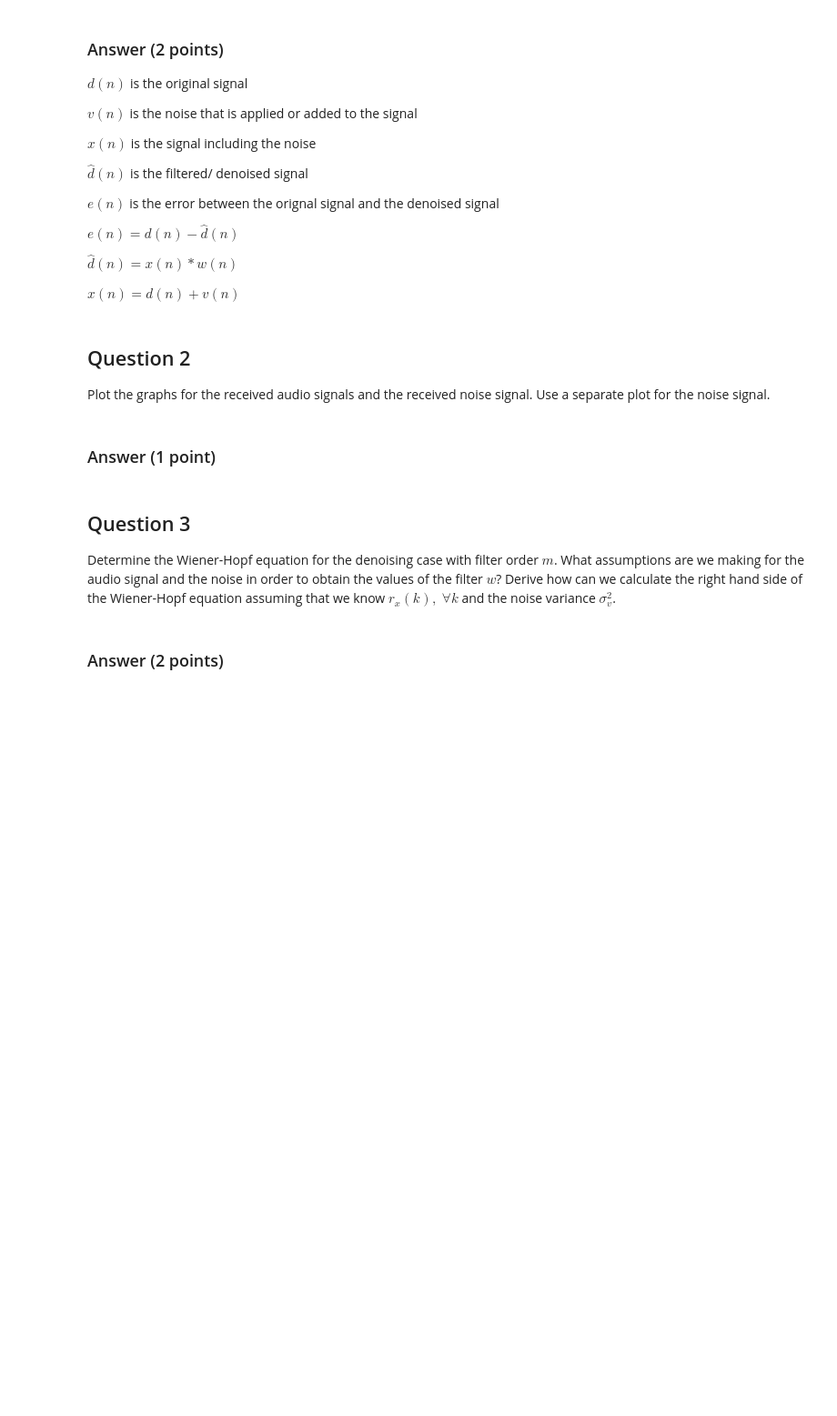
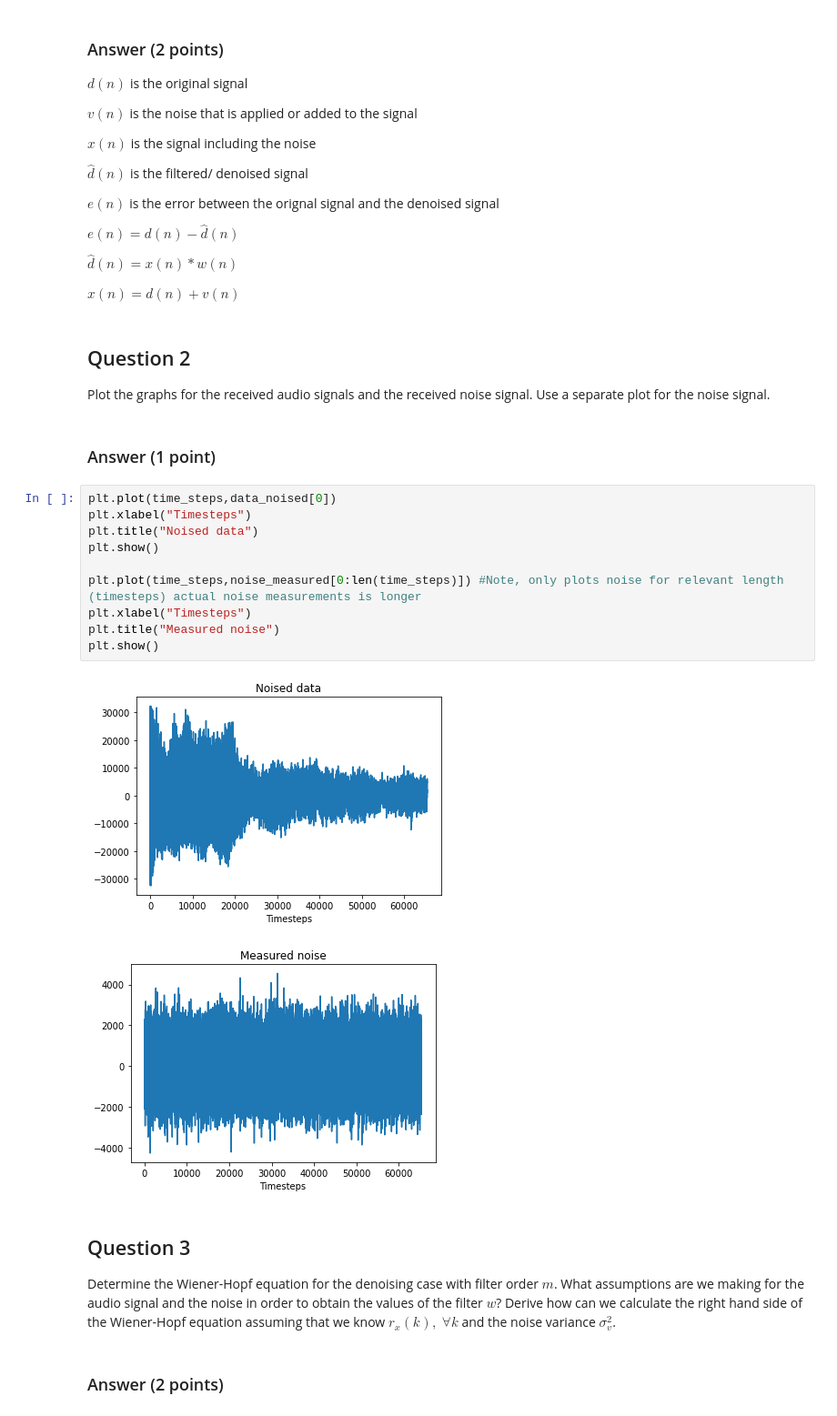
Before and after one commit to lphoogenboom/noisia, a Jupyter notebook: SC42150_PythonAssignment2_Denoising.ipynb, the cells around one changed output. Shown: that part at 91% size. Saved outputs shown, nothing was run; the diff lists cells and outputs as text; blank space fills up the shorter version.

Commit message:
Excersize 2 plots generated

```diff
--- a/SC42150_PythonAssignment2_Denoising.ipynb
+++ b/SC42150_PythonAssignment2_Denoising.ipynb
@@ -115,6 +115,19 @@ Plot the graphs for the received audio signals and the received noise signal.
 Use a separate plot for the noise signal.
 # %% [markdown]
 ### Answer (1 point)
+# %%
+plt.plot(time_steps,data_noised[0])
+plt.xlabel("Timesteps")
+plt.title("Noised data")
+plt.show()
+
+plt.plot(time_steps,noise_measured[0:len(time_steps)]) #Note, only plots noise for relevant length (timesteps) actual noise measurements is longer
+plt.xlabel("Timesteps")
+plt.title("Measured noise")
+plt.show()
+# %% [output]
+[figure, added]
+[figure, added]
 # %% [markdown]
 ## Question 3
 
```
